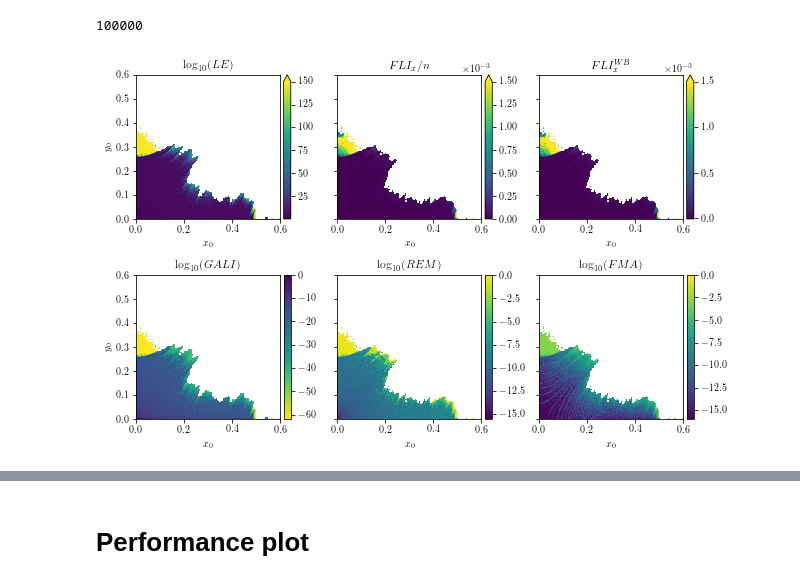
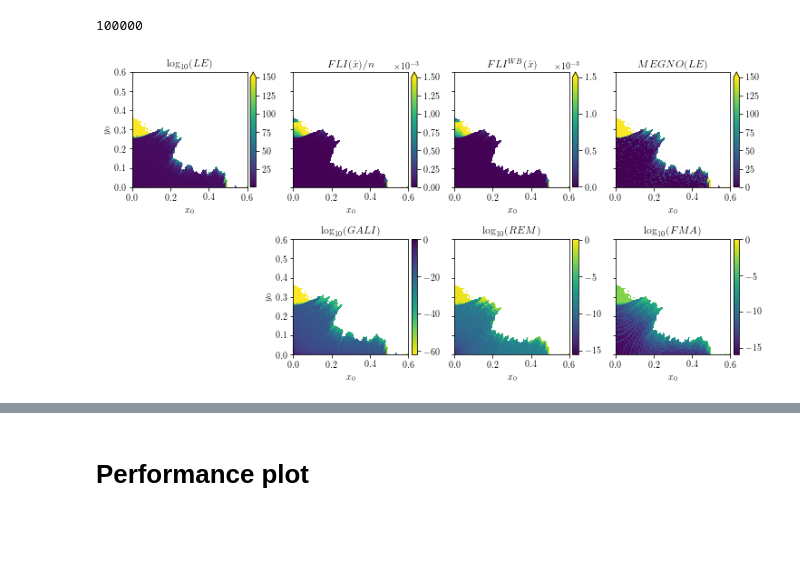
Before and after one commit to carlidel/tangent_map, a Jupyter notebook: 220914_focused_analysis/PLOTS_FOR_PAPER.ipynb, the cells around one changed output, grey strips where cells are left out. Drawn from its saved outputs; the diff is of its cells as text; code cells hidden in the pictures; blank space fills up the shorter version.

Commit message:
MEGNO and friends

```diff
--- a/220914_focused_analysis/PLOTS_FOR_PAPER.ipynb
+++ b/220914_focused_analysis/PLOTS_FOR_PAPER.ipynb
@@ -2213,6 +2245,7 @@ f_lyap = h5py.File(os.path.join(OUTDIR, tune + epsilon + mu + "analysis_type_tan
 f_rem = h5py.File(os.path.join(OUTDIR, tune + epsilon + mu + "analysis_type_rem_rem.h5"), "r")
 f_tune = h5py.File(os.path.join(OUTDIR2, tune + epsilon + mu + "analysis_type_tune_tune.h5"), "r")
 f_birkhoff = h5py.File(os.path.join(OUTDIR2, tune + epsilon + mu + "analysis_type_lyapunov_birkhoff_lyapunov_birkhoff.h5"), "r")
+f_megno = h5py.File("/home/HPC/camontan/turchetti_paper/output/focused_scan_2/scan_168_201_epsilon_32d0_mu_0d25_analysis_type_megno_megno.h5", "r")
 # %%
 data = f_stab["stability"][:]
 mask = np.log10(data)==8
@@ -2260,0 +2312,15 @@ for t, data in zip(times, lyapunov_data):
+# %%
+megno_thresholds = []
+megno_post_data = []
+megno_guesses = []
+megno_scores = []
+for t, data in zip(times, megno_data):
+    data[mask & (np.isnan(data))] = np.nanmax(data[mask])
+    data = np.log10(data)
+    data[mask & (np.isnan(data))] = np.nanmax(data[mask])
+    data[mask & (np.isinf(data))] = np.nanmax(data[mask & (~np.isinf(data))])
+    megno_post_data.append(data)
+    megno_thresholds.append(find_threshold(data[mask]))
+    guess = (data > megno_thresholds[-1])
+    megno_guesses.append(guess)
+    megno_scores.append(classify_data(ground_truth[mask], guess[mask]))
@@ -2642,17 +2731,19 @@ def bottom_offset(self, bboxes, bboxes2):
 def register_bottom_offset(axis, func):
     axis._update_offset_text_position = types.MethodType(func, axis)
 
-fig = plt.figure(figsize=(10, 6.75))
+fig = plt.figure(figsize=(12, 6.75))
 
-gs = gridspec.GridSpec(2, 3, width_ratios=[1, 1, 1], height_ratios=[1, 1])
+gs = gridspec.GridSpec(2, 4, width_ratios=[1, 1, 1, 1], height_ratios=[1, 1])
 
 axs = []
 axs.append(plt.subplot(gs[0, 0]))
 axs.append(plt.subplot(gs[0, 1]))
 axs.append(plt.subplot(gs[0, 2]))
-axs.append(plt.subplot(gs[1, 0]))
 axs.append(plt.subplot(gs[1, 1]))
 axs.append(plt.subplot(gs[1, 2]))
+axs.append(plt.subplot(gs[1, 3]))
+
+axs.append(plt.subplot(gs[0, 3]))
 
 sampling_time = 100000
 t_idx = 35
@@ -2682,7 +2773,7 @@ cbar = plt.colorbar(cmap, cax=cax, extend='max')
 cbar.formatter.set_powerlimits((0, 0))
 register_bottom_offset(cbar.ax.yaxis, bottom_offset)
 
-axs[1].set_title("$FLI_x / n$")
+axs[1].set_title("$FLI(\\hat{x}) / n$")
 
 cmap = axs[2].imshow((lyapunov_b_post_data[t_idx]).reshape((samples, samples)), origin='lower', cmap='viridis', extent=EXTENT, vmax=150/sampling_time)
 
@@ -2695,7 +2786,7 @@ divider = make_axes_locatable(axs[2])
 cax = divider.append_axes("right", size="5%", pad=0.05)
 cbar = plt.colorbar(cmap, cax=cax, extend='max')
 
-axs[2].set_title("$FLI_x^{{WB}}$")
+axs[2].set_title("$FLI^{{WB}}(\\hat{x})$")
 
 cmap = axs[3].imshow((gali_post_data[t_idx]).reshape((samples, samples)), origin='lower', cmap='viridis_r', extent=EXTENT)
 cbar.formatter.set_powerlimits((0, 0))
@@ -2709,37 +2800,51 @@ cax = divider.append_axes("right", size="5%", pad=0.05)
 cbar = plt.colorbar(cmap, cax=cax)
 
 axs[3].set_title("$\\log_{{10}}(GALI)$")
+
+cmap = axs[6].imshow((10**megno_post_data[t_idx]).reshape((samples, samples)), origin='lower', cmap='viridis', extent=EXTENT, vmax=150)
+
+axs[6].set_xlabel('$x_0$')
+# hide y axis
+axs[6].set_yticklabels([])
+axs[6].set_ylabel('')
+# add side colorbar
+divider = make_axes_locatable(axs[6])
+cax = divider.append_axes("right", size="5%", pad=0.05)
+cbar = plt.colorbar(cmap, cax=cax, extend='max')
+
+axs[6].set_title("$MEGNO(LE)$")
 
 cmap = axs[4].imshow((rem_post_data[t_idx]).reshape((samples, samples)), origin='lower', cmap='viridis', extent=EXTENT)
 
 axs[4].set_xlabel('$x_0$')
 # hide y axis
 axs[4].set_yticklabels([])
 axs[4].set_ylabel('')
 # add side colorbar
 divider = make_axes_locatable(axs[4])
 cax = divider.append_axes("right", size="5%", pad=0.05)
 cbar = plt.colorbar(cmap, cax=cax)
 
 axs[4].set_title("$\\log_{{10}}(REM)$")
 
 cmap = axs[5].imshow(fma_fft_post_data[t_fma_idx].reshape((samples, samples)), origin='lower', cmap='viridis', extent=EXTENT)
 
 axs[5].set_xlabel('$x_0$')
 # hide y axis
 axs[5].set_yticklabels([])
 axs[5].set_ylabel('')
 # add side colorbar
 divider = make_axes_locatable(axs[5])
 cax = divider.append_axes("right", size="5%", pad=0.05)
 cbar = plt.colorbar(cmap, cax=cax)
 
 axs[5].set_title("$\\log_{{10}}(FMA)$")
 
 # increase distance between subplots
 plt.subplots_adjust(wspace=0.3)
+plt.subplots_adjust(hspace=0.01)
 
 plt.savefig(os.path.join(FIGDIR, f"overview.{FORMAT}"), bbox_inches="tight", dpi=DPI)
 # %% [output]
-[figure, old version]
+[figure, new version]
 # %%
```
Also changed, not shown: parts of 13 cells of this notebook, 4 other files.
